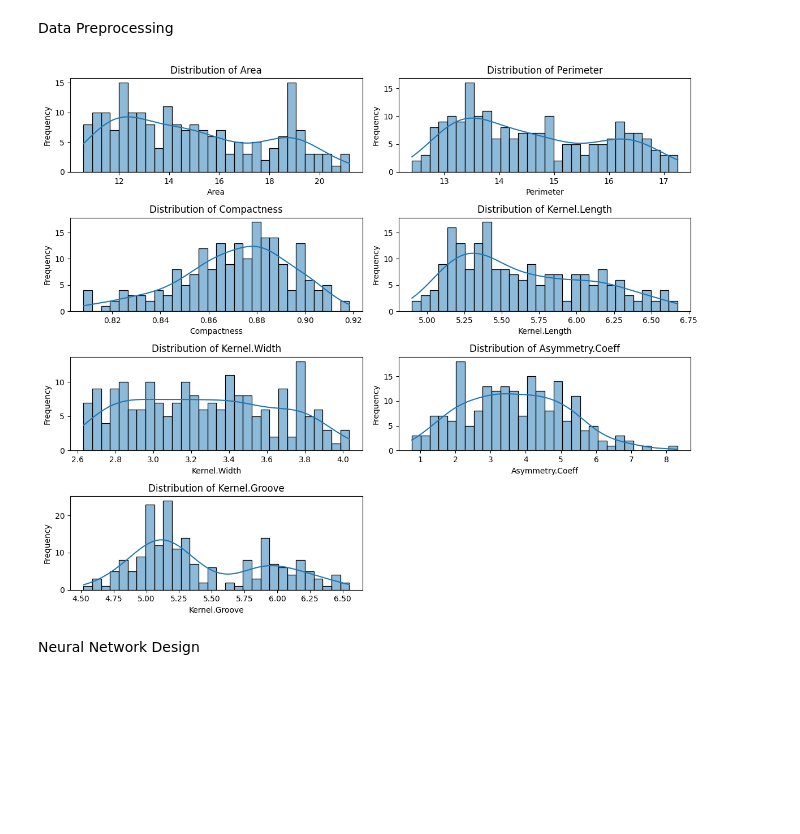
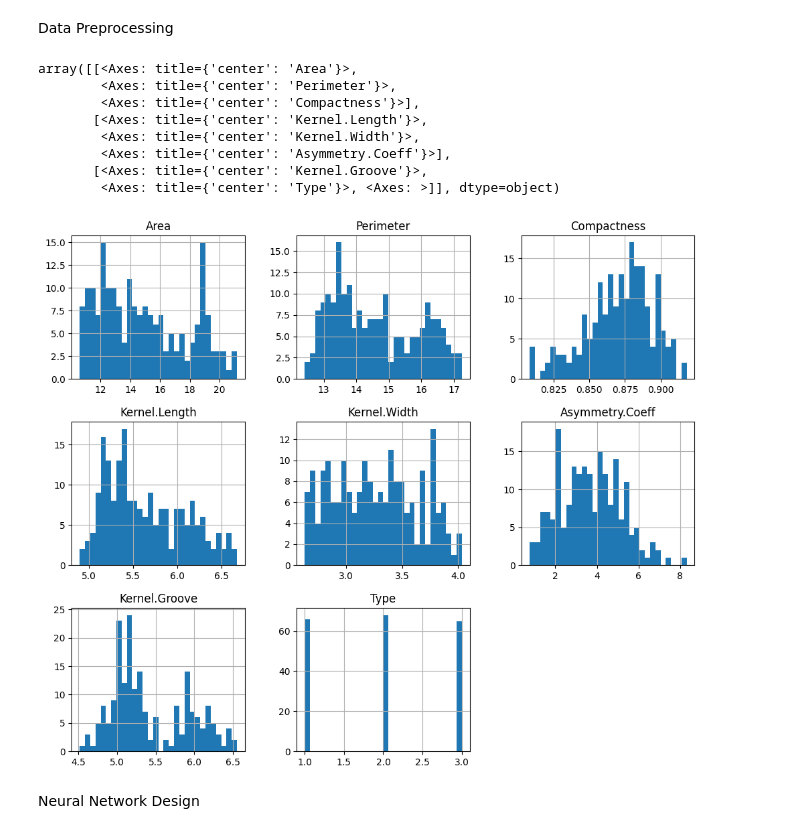
Before and after one commit to maruthi-syn-ack/ANN-Lab, a Jupyter notebook: 1. Back Propogation/Backpropogation.ipynb, the cells around one changed output. Saved outputs shown, nothing was run; the diff lists cells and outputs as text; code cells hidden in the pictures; blank space fills up the shorter version.

```diff
--- a/1. Back Propogation/Backpropogation.ipynb
+++ b/1. Back Propogation/Backpropogation.ipynb
@@ -20,28 +20,22 @@ from keras.layers import Input
 #### Data Header >  | Area  | Perimeter | Compactness | Kernel.Length | Kernel.Width | Asymmetry.Coeff | Kernel.Groove | Type |
 # %% [markdown]
 Data Preprocessing
-# %%
-Dataset = "../Data/Wheat-seed/seeds.csv"
-
-df = pd.read_csv(Dataset)
-df.head()
-
-
-num_features = df.columns[:-1]  # Exclude the target variable
-num_rows = len(num_features) // 2 + len(num_features) % 2
-num_cols = 2
-plt.figure(figsize=(12, 10))
-for i, feature in enumerate(num_features, 1):
-    plt.subplot(num_rows, num_cols, i)
-    sns.histplot(df[feature], bins=30, kde=True)
-    plt.title(f'Distribution of {feature}')
-    plt.xlabel(feature)
-    plt.ylabel('Frequency')
-
-plt.tight_layout()
-plt.show()
-# %% [output]
-[figure, removed]
+# %%
+Dataset = "../Data/Wheat-seed/seeds.csv"
+
+df = pd.read_csv(Dataset)
+df.head()
+df.hist(figsize=(12,10),bins=30)
+# %% [output]
+array([[<Axes: title={'center': 'Area'}>,
+        <Axes: title={'center': 'Perimeter'}>,
+        <Axes: title={'center': 'Compactness'}>],
+       [<Axes: title={'center': 'Kernel.Length'}>,
+        <Axes: title={'center': 'Kernel.Width'}>,
+        <Axes: title={'center': 'Asymmetry.Coeff'}>],
+       [<Axes: title={'center': 'Kernel.Groove'}>,
+        <Axes: title={'center': 'Type'}>, <Axes: >]], dtype=object)
+[figure, added]
 # %%
 
 # Variable Separation
```
